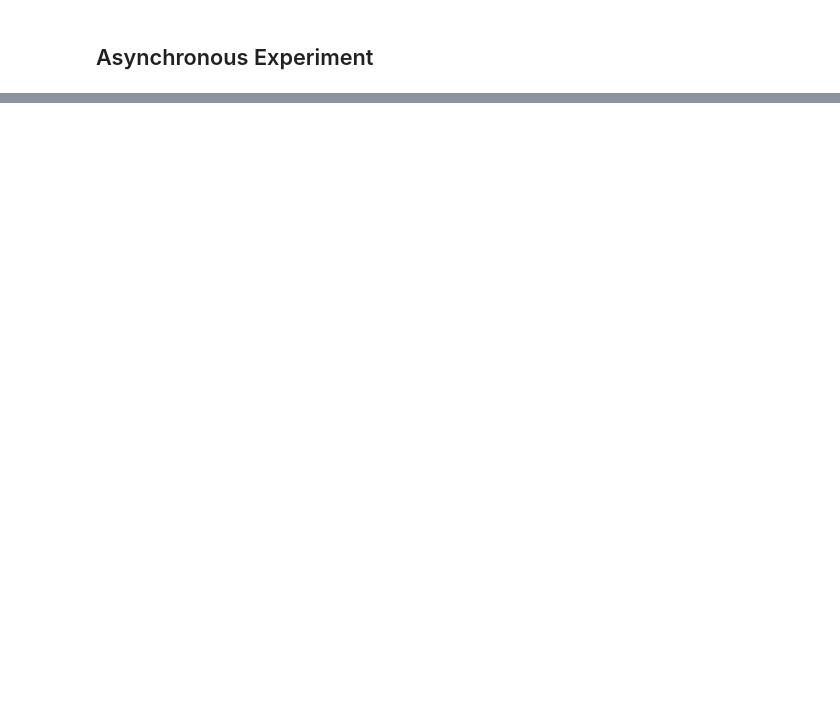
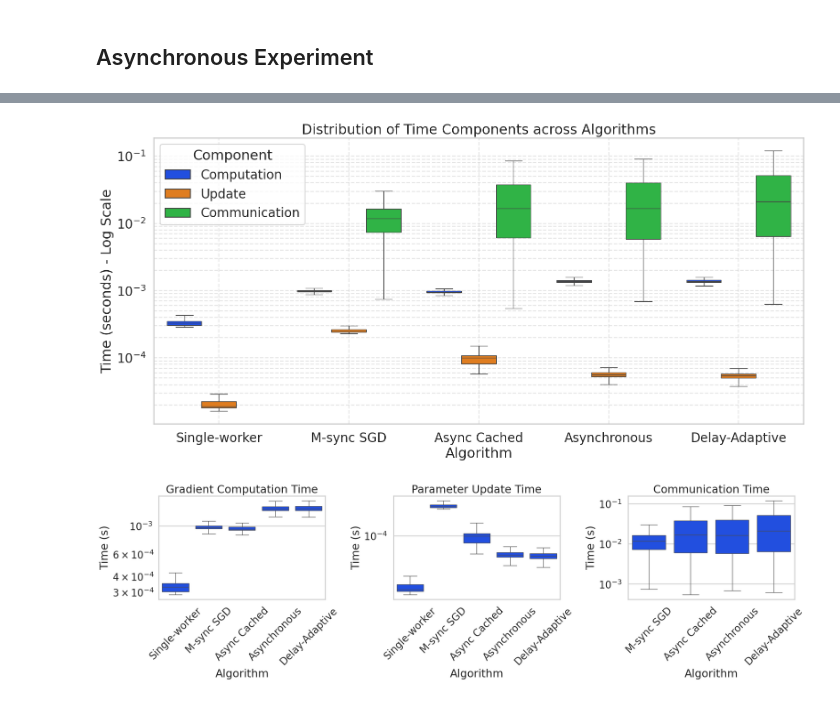
Before and after one commit to PerryChuh/asynchronous_sgd, a Jupyter notebook: code.ipynb, the cells around one changed output, grey strips where cells are left out. Cells and saved outputs as stored; diff of their text form; code cells hidden in the pictures; blank space fills up the shorter version.

```diff
--- a/code.ipynb
+++ b/code.ipynb
@@ -566,0 +653,59 @@ plt.tight_layout()
+# %%
+# Visualization of Time Distributions
+import pandas as pd
+
+# Prepare data for plotting
+data = []
+
+# Helper to add data
+def add_data(alg_name, comp, update, comm=None):
+    for v in comp:
+        data.append({'Algorithm': alg_name, 'Type': 'Computation', 'Time (s)': v})
+    for v in update:
+        data.append({'Algorithm': alg_name, 'Type': 'Update', 'Time (s)': v})
+    if comm is not None:
+        for v in comm:
+            data.append({'Algorithm': alg_name, 'Type': 'Communication', 'Time (s)': v})
+
+add_data('Single-worker', comp_single, update_single)
+add_data('M-sync SGD', comp_sync, update_sync, comm_sync)
+add_data('Async Cached', comp_asc, update_asc, comm_asc)
+add_data('Asynchronous', comp_as, update_as, comm_as)
+add_data('Delay-Adaptive', comp_ad, update_ad, comm_ad)
+
+df = pd.DataFrame(data)
+
+# Plotting
+plt.figure(figsize=(16, 8))
+sns.boxplot(x='Algorithm', y='Time (s)', hue='Type', data=df, showfliers=False) # showfliers=False to hide outliers for better scale
+plt.title('Distribution of Time Components across Algorithms')
+plt.yscale('log') # Log scale to see small values (like updates) and large values (like comms) together
+plt.ylabel('Time (seconds) - Log Scale')
+plt.grid(True, which="both", ls="--", alpha=0.5)
+plt.legend(title='Component')
+plt.tight_layout()
+plt.show()
+
+# Separate plots for clearer view if scales are too different
+fig, axes = plt.subplots(1, 3, figsize=(20, 6))
+
+sns.boxplot(x='Algorithm', y='Time (s)', data=df[df['Type']=='Computation'], ax=axes[0], showfliers=False)
+axes[0].set_title('Gradient Computation Time')
+axes[0].set_xticklabels(axes[0].get_xticklabels(), rotation=45)
+axes[0].set_yscale('log')
+
+sns.boxplot(x='Algorithm', y='Time (s)', data=df[df['Type']=='Update'], ax=axes[1], showfliers=False)
+axes[1].set_title('Parameter Update Time')
+axes[1].set_xticklabels(axes[1].get_xticklabels(), rotation=45)
+axes[1].set_yscale('log')
+
+sns.boxplot(x='Algorithm', y='Time (s)', data=df[df['Type']=='Communication'], ax=axes[2], showfliers=False)
+axes[2].set_title('Communication Time')
+axes[2].set_xticklabels(axes[2].get_xticklabels(), rotation=45)
+axes[2].set_yscale('log')
+
+plt.tight_layout()
+plt.show()
+# %% [output]
+[figure, added]
+[figure, added]
```
Also changed, not shown: parts of 21 cells of this notebook.
